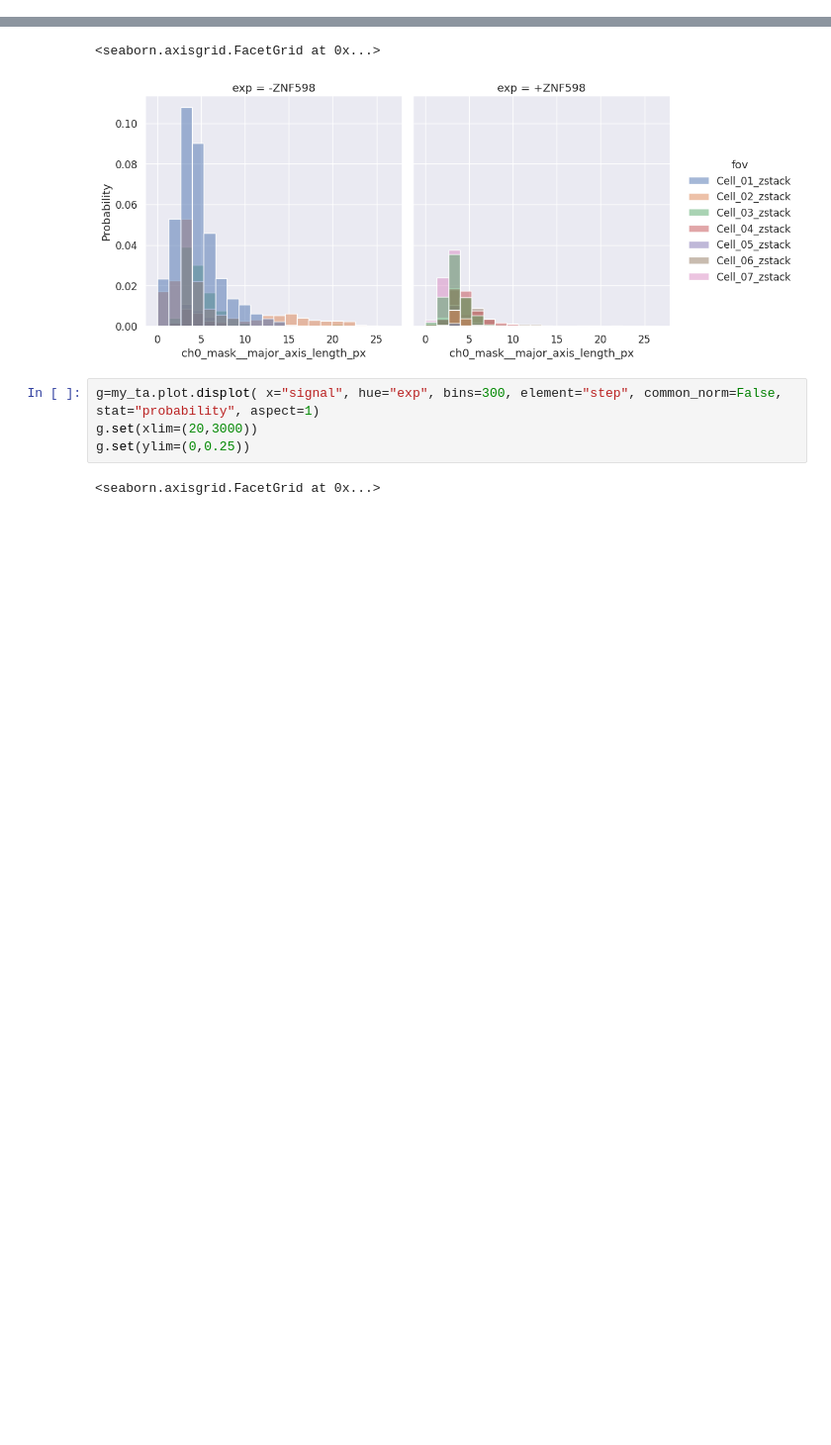
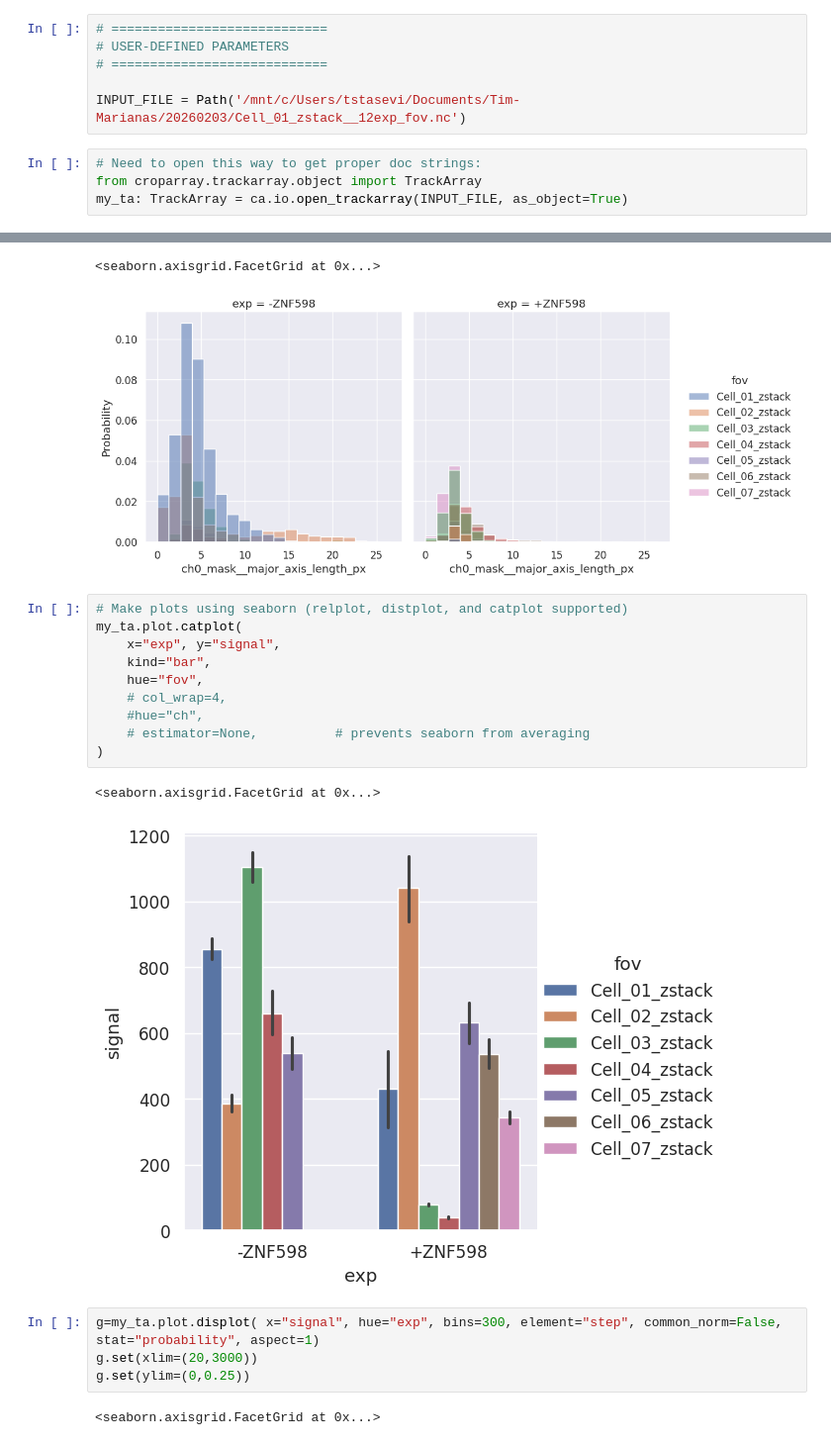
Before and after one commit to timstasevich/croparray, a Jupyter notebook: notebooks/AnalyzeTrackArrays.ipynb, the cells around one changed output, grey strips where cells are left out. Shown at 99% size. Saved outputs shown, nothing was run; the diff lists cells and outputs as text; blank space fills up the shorter version.

```diff
--- a/notebooks/AnalyzeTrackArrays.ipynb
+++ b/notebooks/AnalyzeTrackArrays.ipynb
@@ -136,3 +137,13 @@ DEBUG image_contrast: <class 'tuple'> (0.0, 99.5)
+# %%
+# ============================
+# USER-DEFINED PARAMETERS
+# ============================
+
+INPUT_FILE = Path('/mnt/c/Users/tstasevi/Documents/Tim-Marianas/20260203/Cell_01_zstack__12exp_fov.nc')
+# %%
+# Need to open this way to get proper doc strings:
+from croparray.trackarray.object import TrackArray
+my_ta: TrackArray = ca.io.open_trackarray(INPUT_FILE, as_object=True)
 # %%
 # Plot signals
 my_ta.sel(exp='-ZNF598',fov='Cell_02_zstack').tplot.plot_track_signal_traces(track_ids=[1,2,3,4],figsize=(9,3))
@@ -180,6 +191,19 @@ my_ta.plot.displot(
 # %% [output]
 <seaborn.axisgrid.FacetGrid at 0x...>
 [figure]
+# %%
+# Make plots using seaborn (relplot, distplot, and catplot supported)
+my_ta.plot.catplot(
+    x="exp", y="signal",
+    kind="bar",
+    hue="fov",
+    # col_wrap=4,
+    #hue="ch",
+    # estimator=None,          # prevents seaborn from averaging
+)
+# %% [output]
+<seaborn.axisgrid.FacetGrid at 0x...>
+[figure, added]
 # %%
 g=my_ta.plot.displot( x="signal", hue="exp", bins=300, element="step", common_norm=False, stat="probability", aspect=1)
 g.set(xlim=(20,3000))
```
Also changed, not shown: parts of 6 cells of this notebook, 4 other files.
